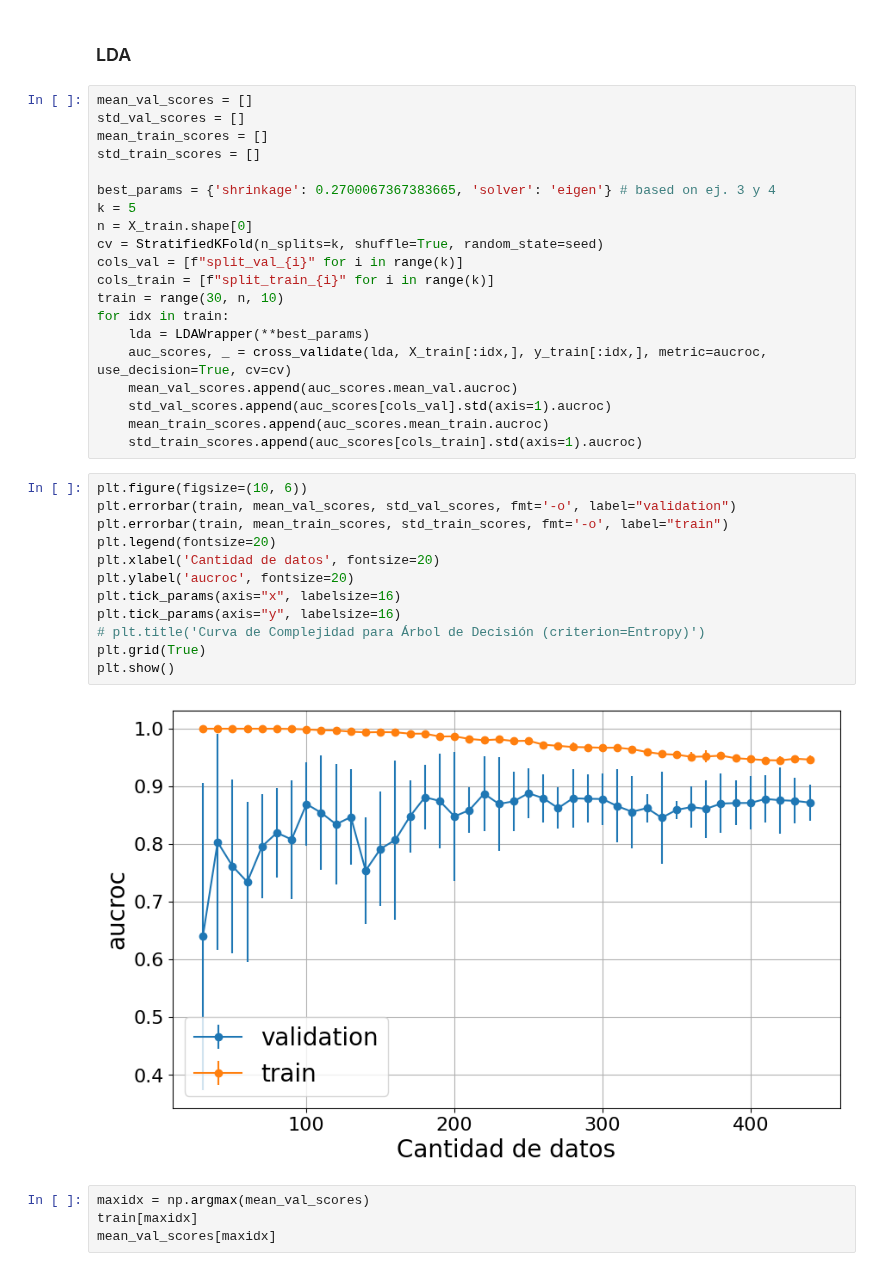
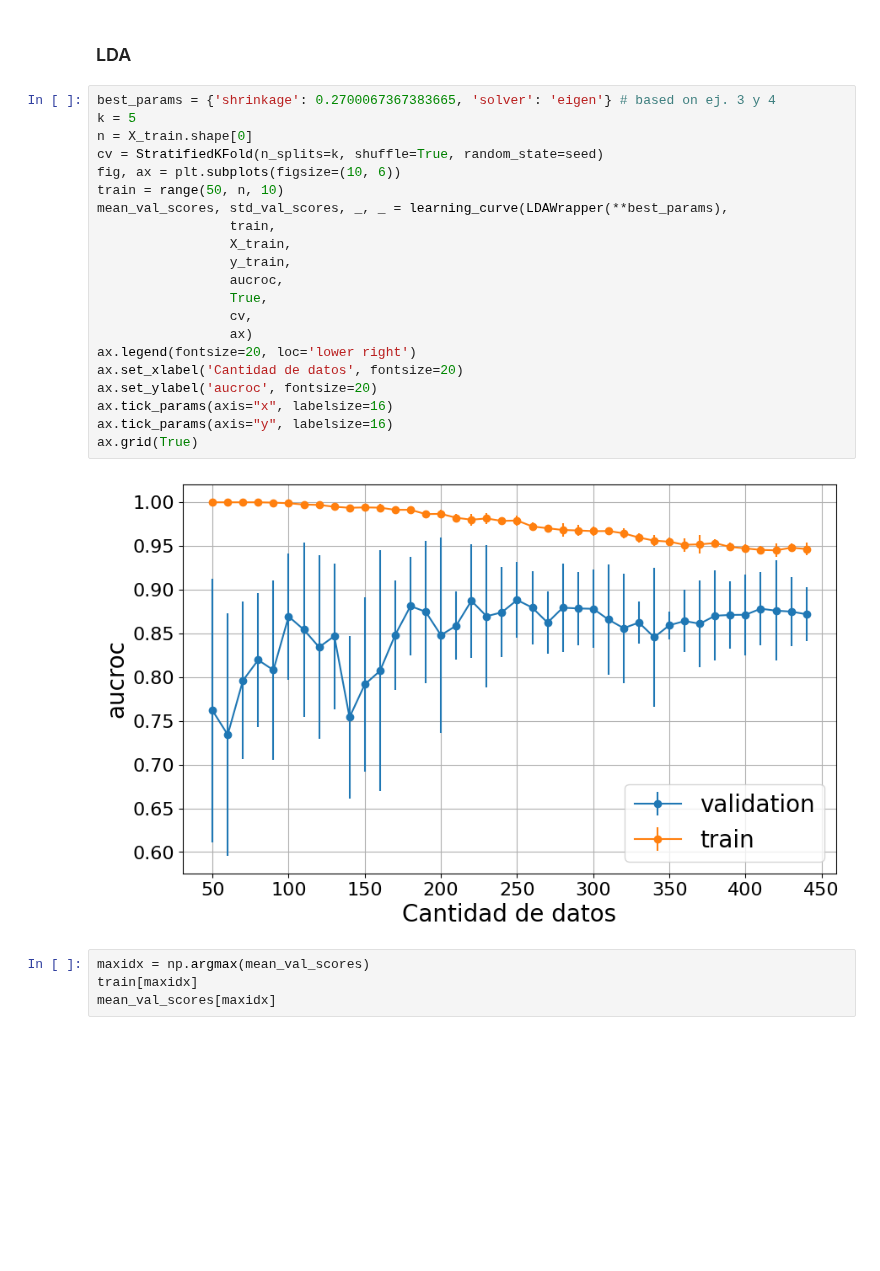
Before and after one commit to fedeaar/aa-tp01, a Jupyter notebook: experimentacion/ej4_2_lda.ipynb, the cells around one changed output. Drawn from its saved outputs; the diff is of its cells as text; blank space fills up the shorter version.

```diff
--- a/experimentacion/ej4_2_lda.ipynb
+++ b/experimentacion/ej4_2_lda.ipynb
@@ -9,40 +9,29 @@ from utils.estimators import LDAWrapper
 from utils.base_set import X_train, y_train, seed
 # %% [markdown]
 ### LDA
-# %%
-mean_val_scores = []
-std_val_scores = []
-mean_train_scores = []
-std_train_scores = []
-
-best_params = {'shrinkage': 0.2700067367383665, 'solver': 'eigen'} # based on ej. 3 y 4
-k = 5
-n = X_train.shape[0]
-cv = StratifiedKFold(n_splits=k, shuffle=True, random_state=seed)
-cols_val = [f"split_val_{i}" for i in range(k)]
-cols_train = [f"split_train_{i}" for i in range(k)]
-train = range(30, n, 10)
-for idx in train:
-    lda = LDAWrapper(**best_params)
-    auc_scores, _ = cross_validate(lda, X_train[:idx,], y_train[:idx,], metric=aucroc, use_decision=True, cv=cv)
-    mean_val_scores.append(auc_scores.mean_val.aucroc)
-    std_val_scores.append(auc_scores[cols_val].std(axis=1).aucroc)
-    mean_train_scores.append(auc_scores.mean_train.aucroc)
-    std_train_scores.append(auc_scores[cols_train].std(axis=1).aucroc)
-# %%
-plt.figure(figsize=(10, 6))
-plt.errorbar(train, mean_val_scores, std_val_scores, fmt='-o', label="validation")
-plt.errorbar(train, mean_train_scores, std_train_scores, fmt='-o', label="train")
-plt.legend(fontsize=20)
-plt.xlabel('Cantidad de datos', fontsize=20)
-plt.ylabel('aucroc', fontsize=20)
-plt.tick_params(axis="x", labelsize=16)
-plt.tick_params(axis="y", labelsize=16)
-# plt.title('Curva de Complejidad para Árbol de Decisión (criterion=Entropy)')
-plt.grid(True)
-plt.show()
-# %% [output]
-[figure, removed]
+# %%
+best_params = {'shrinkage': 0.2700067367383665, 'solver': 'eigen'} # based on ej. 3 y 4
+k = 5
+n = X_train.shape[0]
+cv = StratifiedKFold(n_splits=k, shuffle=True, random_state=seed)
+fig, ax = plt.subplots(figsize=(10, 6))
+train = range(50, n, 10)
+mean_val_scores, std_val_scores, _, _ = learning_curve(LDAWrapper(**best_params),
+                 train,
+                 X_train,
+                 y_train,
+                 aucroc,
+                 True,
+                 cv,
+                 ax)
+ax.legend(fontsize=20, loc='lower right')
+ax.set_xlabel('Cantidad de datos', fontsize=20)
+ax.set_ylabel('aucroc', fontsize=20)
+ax.tick_params(axis="x", labelsize=16)
+ax.tick_params(axis="y", labelsize=16)
+ax.grid(True)
+# %% [output]
+[figure, added]
 # %%
 maxidx = np.argmax(mean_val_scores)
 train[maxidx]
```
Also changed, not shown: parts of 2 cells of this notebook, 26 other files.
